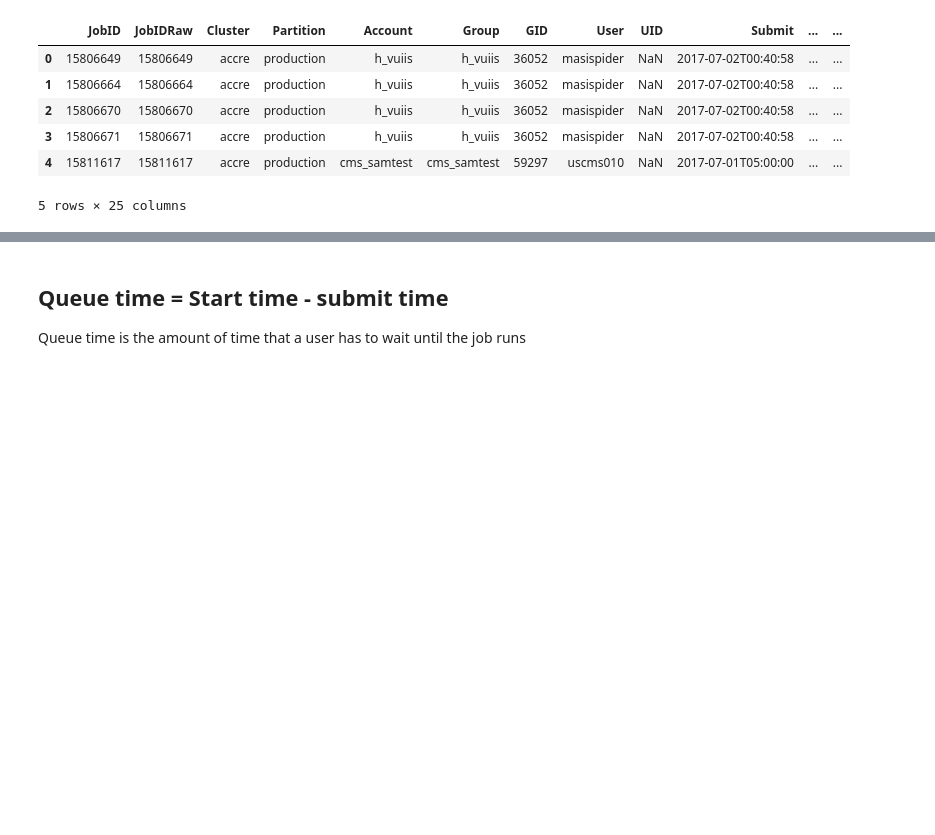
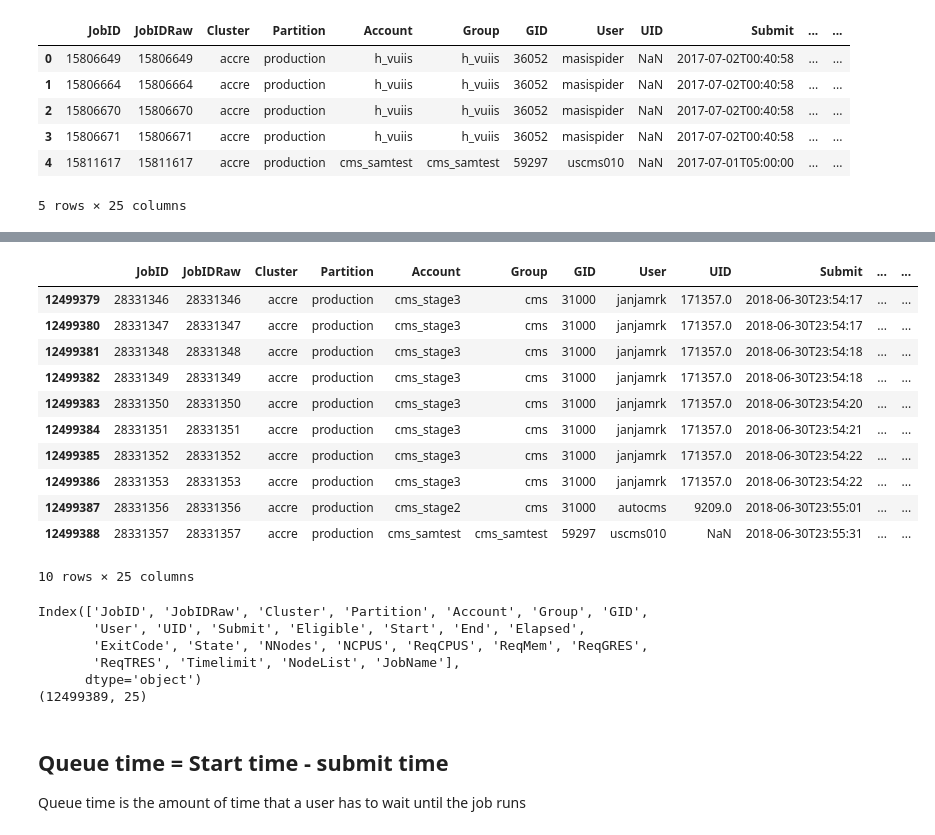
Before and after one commit to asidamo/data-question-2-the-surge, a Jupyter notebook: DQ2_Andrew.ipynb, the cells around one changed output, grey strips where cells are left out. Saved outputs shown, nothing was run; the diff lists cells and outputs as text; code cells hidden in the pictures; blank space fills up the shorter version.

```diff
--- a/DQ2_Andrew.ipynb
+++ b/DQ2_Andrew.ipynb
@@ -40,3 +49,28 @@ Index(['JobID', 'JobIDRaw', 'Cluster', 'Partition', 'Account', 'Group', 'GID',
+# %%
+accre_df.tail(10)
+# %% [output]
+|  | JobID | JobIDRaw | Cluster | Partition | Account | Group | GID | User | UID | Submit | ... | ... |
+| 12499379 | 28331346 | 28331346 | accre | production | cms_stage3 | cms | 31000 | janjamrk | 171357.0 | 2018-06-30T23:54:17 | ... | ... |
+| 12499380 | 28331347 | 28331347 | accre | production | cms_stage3 | cms | 31000 | janjamrk | 171357.0 | 2018-06-30T23:54:17 | ... | ... |
+| 12499381 | 28331348 | 28331348 | accre | production | cms_stage3 | cms | 31000 | janjamrk | 171357.0 | 2018-06-30T23:54:18 | ... | ... |
+| 12499382 | 28331349 | 28331349 | accre | production | cms_stage3 | cms | 31000 | janjamrk | 171357.0 | 2018-06-30T23:54:18 | ... | ... |
+| 12499383 | 28331350 | 28331350 | accre | production | cms_stage3 | cms | 31000 | janjamrk | 171357.0 | 2018-06-30T23:54:20 | ... | ... |
+| 12499384 | 28331351 | 28331351 | accre | production | cms_stage3 | cms | 31000 | janjamrk | 171357.0 | 2018-06-30T23:54:21 | ... | ... |
+| 12499385 | 28331352 | 28331352 | accre | production | cms_stage3 | cms | 31000 | janjamrk | 171357.0 | 2018-06-30T23:54:22 | ... | ... |
+| 12499386 | 28331353 | 28331353 | accre | production | cms_stage3 | cms | 31000 | janjamrk | 171357.0 | 2018-06-30T23:54:22 | ... | ... |
+| 12499387 | 28331356 | 28331356 | accre | production | cms_stage2 | cms | 31000 | autocms | 9209.0 | 2018-06-30T23:55:01 | ... | ... |
+| 12499388 | 28331357 | 28331357 | accre | production | cms_samtest | cms_samtest | 59297 | uscms010 | NaN | 2018-06-30T23:55:31 | ... | ... |
+10 rows × 25 columns
+# %%
+print(accre_df.columns)
+print(accre_df.shape)
+# %% [output]
+Index(['JobID', 'JobIDRaw', 'Cluster', 'Partition', 'Account', 'Group', 'GID',
+       'User', 'UID', 'Submit', 'Eligible', 'Start', 'End', 'Elapsed',
+       'ExitCode', 'State', 'NNodes', 'NCPUS', 'ReqCPUS', 'ReqMem', 'ReqGRES',
+       'ReqTRES', 'Timelimit', 'NodeList', 'JobName'],
+      dtype='object')
+(12499389, 25)
 # %% [markdown]
 ## Queue time = Start time - submit time
 
```
Also changed, not shown: parts of 25 cells of this notebook.
